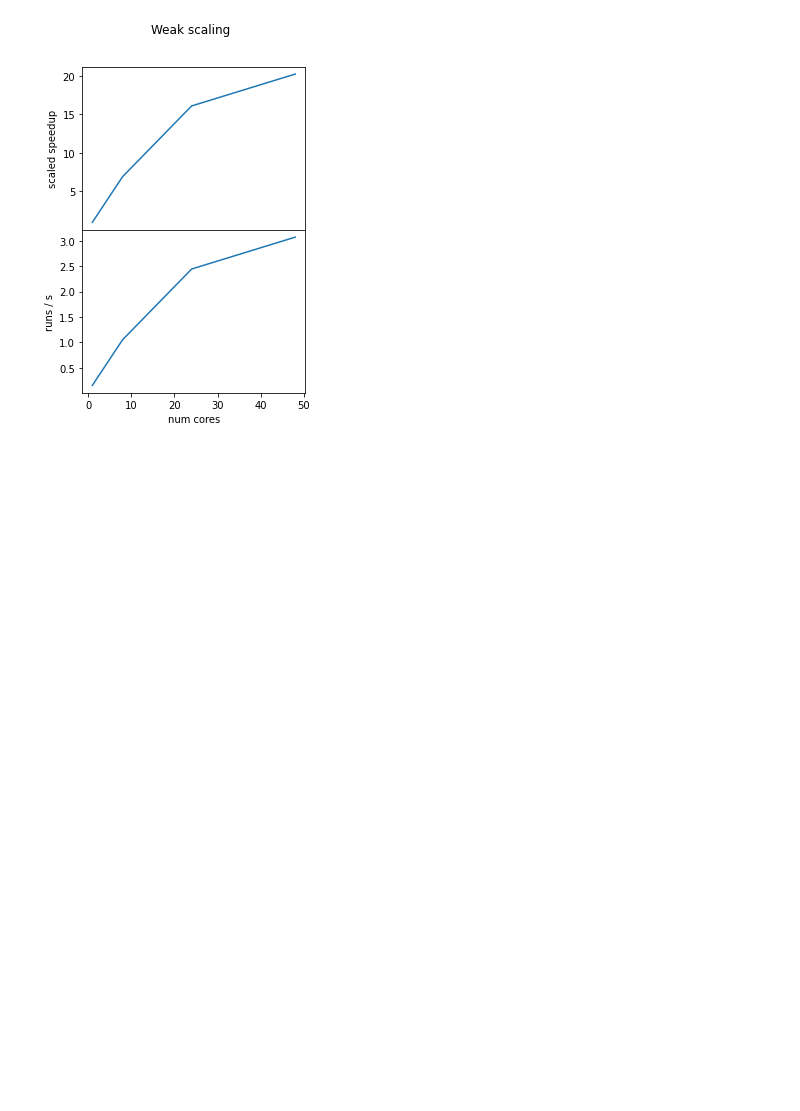
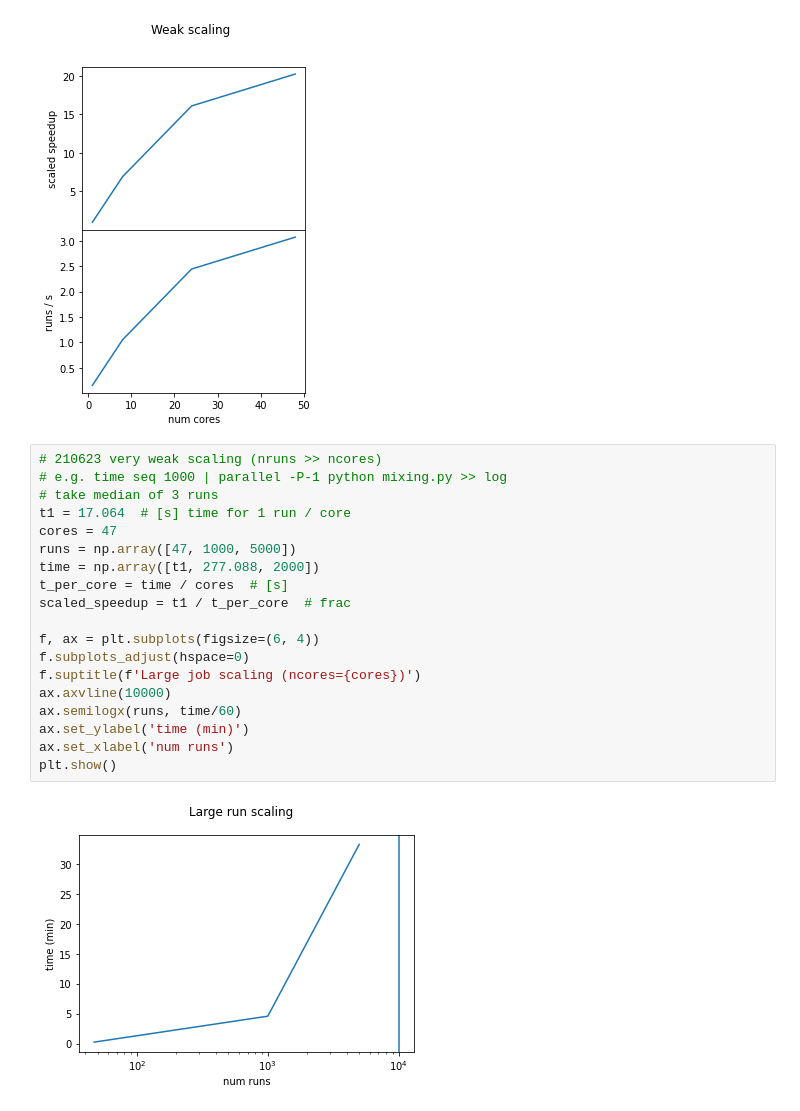
Before and after one commit to cjtu/moonpies, a Jupyter notebook: notebooks/efficiency.ipynb, the cells around one changed output. Saved outputs shown, nothing was run; the diff lists cells and outputs as text; blank space fills up the shorter version.

```diff
--- a/notebooks/efficiency.ipynb
+++ b/notebooks/efficiency.ipynb
@@ -46,3 +47,24 @@ ax[1].set_xlabel('num cores')
 plt.show()
 # %% [output]
 [figure]
+# %%
+# 210623 very weak scaling (nruns >> ncores)
+# e.g. time seq 1000 | parallel -P-1 python mixing.py >> log
+# take median of 3 runs
+t1 = 17.064  # [s] time for 1 run / core
+cores = 47
+runs = np.array([47, 1000, 5000])
+time = np.array([t1, 277.088, 2000])
+t_per_core = time / cores  # [s]
+scaled_speedup = t1 / t_per_core  # frac
+
+f, ax = plt.subplots(figsize=(6, 4))
+f.subplots_adjust(hspace=0)
+f.suptitle(f'Large job scaling (ncores={cores})')
+ax.axvline(10000)
+ax.semilogx(runs, time/60)
+ax.set_ylabel('time (min)')
+ax.set_xlabel('num runs')
+plt.show()
+# %% [output]
+[figure, added]
```
Also changed, not shown: parts of 1 cell of this notebook, 4 other files.
